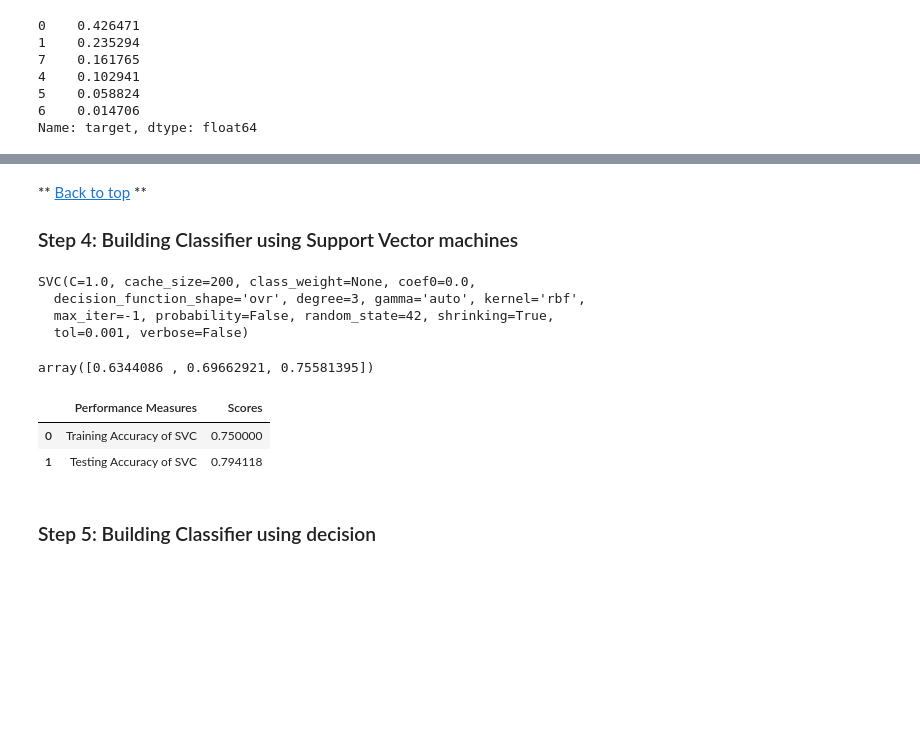
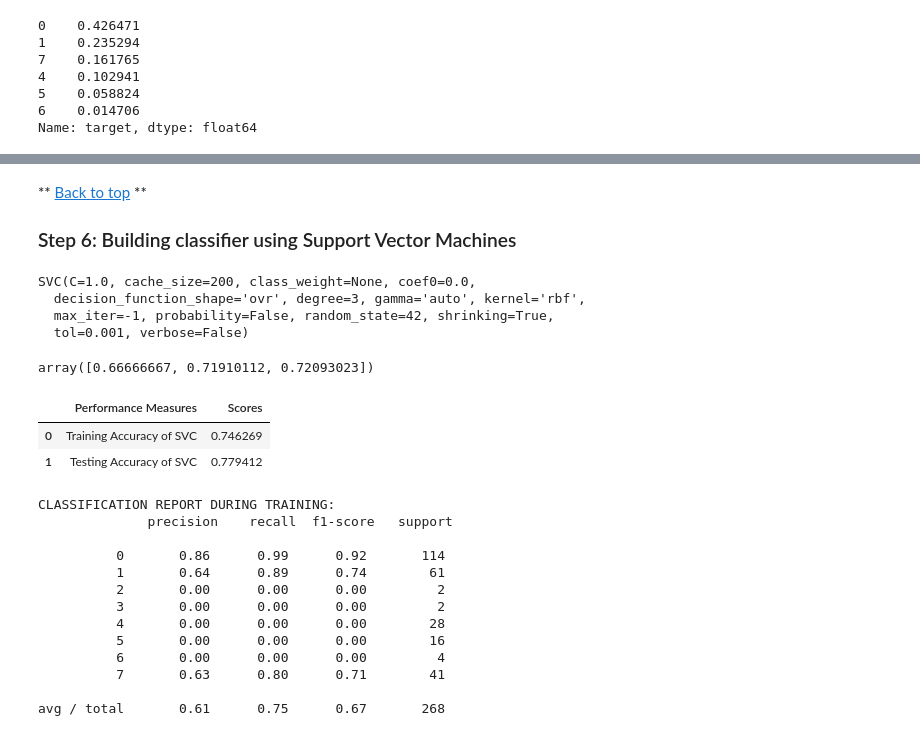
Before and after one commit to PrathyushaSangam/DataScienceUsingPython, a Jupyter notebook: ecoli.ipynb, the cells around one changed output, grey strips where cells are left out. Drawn from its saved outputs; the diff is of its cells as text; code cells hidden in the pictures; blank space fills up the shorter version.

```diff
--- a/ecoli.ipynb
+++ b/ecoli.ipynb
@@ -188,0 +226,32 @@ Name: target, dtype: float64
+# %%
+from sklearn.tree import DecisionTreeClassifier
+
+from sklearn.model_selection import cross_val_score
+from sklearn.metrics import precision_score, recall_score, accuracy_score
+
+
+dtree = DecisionTreeClassifier(random_state=42,max_depth=8)
+dtree.fit(X_train, y_train)
+
+# Cross Val Score - Training
+np.random.seed(42)
+cross_val_score(dtree, X_train, y_train, cv=3, scoring="accuracy",n_jobs=1)
+
+
+# Training
+dtree_train_pred = dtree.predict(X_train)
+dtree_train_score = dtree.score(X_train, y_train)
+
+
+# Testing
+dtree_test_pred = dtree.predict(X_test)
+dtree_test_score = dtree.score(X_test, y_test)
+
+
+# Model Evaluation
+
+dtree_model = pd.DataFrame({
+    'Performance Measures': ['Training Accuracy of Decision tree', 'Testing Accuracy of Decision tree'],
+    'Scores': [dtree_train_score,dtree_test_score]})
+
+dtree_model
@@ -189,43 +325,56 @@ Name: target, dtype: float64
 # %% [markdown]
 ** [Back to top](#outline) **
-### Step 4: Building Classifier using Support Vector machines
+### Step 6: Building classifier using Support Vector Machines
 # %%
 # Support Vector Machines
 
 svc = SVC(random_state=42)
 svc.fit(X_train, y_train)
 
 from sklearn.model_selection import cross_val_score
 from sklearn.metrics import precision_score, recall_score, accuracy_score
 
 # Cross Val Score - Training
-cross_val_score(svc, X_train, y_train, cv=3, scoring="accuracy")
+cross_val_score(svc, X_train, y_train, cv=3, scoring="accuracy",n_jobs=1)
 
 # Training
 svc_train_pred = svc.predict(X_train)
 svc_train_score = svc.score(X_train, y_train)
 
 
 # Testing
 svc_test_pred = svc.predict(X_test)
 svc_test_score = svc.score(X_test, y_test)
 
-
 # Model Evaluation
 
 svc_model = pd.DataFrame({
     'Performance Measures': ['Training Accuracy of SVC', 'Testing Accuracy of SVC'],
     'Scores': [svc_train_score,svc_test_score]})
 
 svc_model
 # %% [output]
 SVC(C=1.0, cache_size=200, class_weight=None, coef0=0.0,
   decision_function_shape='ovr', degree=3, gamma='auto', kernel='rbf',
   max_iter=-1, probability=False, random_state=42, shrinking=True,
   tol=0.001, verbose=False)
-array([0.6344086 , 0.69662921, 0.75581395])
+array([0.66666667, 0.71910112, 0.72093023])
 |  | Performance Measures | Scores |
-| 0 | Training Accuracy of SVC | 0.750000 |
-| 1 | Testing Accuracy of SVC | 0.794118 |
+| 0 | Training Accuracy of SVC | 0.746269 |
+| 1 | Testing Accuracy of SVC | 0.779412 |
-# %% [markdown]
-### Step 5: Building Classifier using decision
+# %%
+print("CLASSIFICATION REPORT DURING TRAINING: \n",classification_report(y_train, svc_train_pred))
+# %% [output]
+CLASSIFICATION REPORT DURING TRAINING:
+              precision    recall  f1-score   support
+
+          0       0.86      0.99      0.92       114
+          1       0.64      0.89      0.74        61
+          2       0.00      0.00      0.00         2
+          3       0.00      0.00      0.00         2
+          4       0.00      0.00      0.00        28
+          5       0.00      0.00      0.00        16
+          6       0.00      0.00      0.00         4
+          7       0.63      0.80      0.71        41
+
+avg / total       0.61      0.75      0.67       268
```
Also changed, not shown: parts of 17 cells of this notebook.
